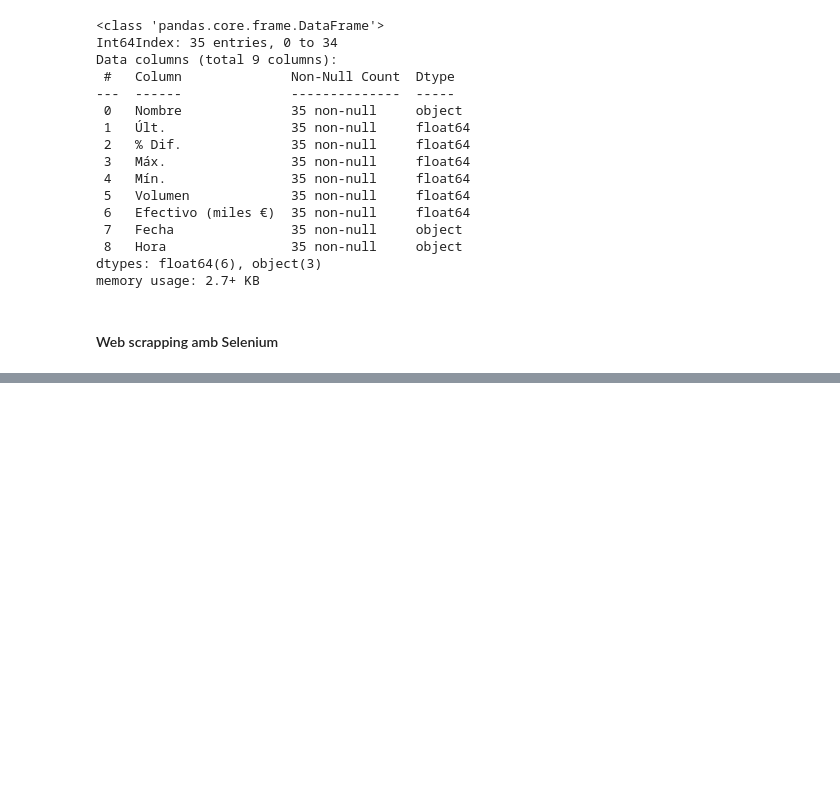
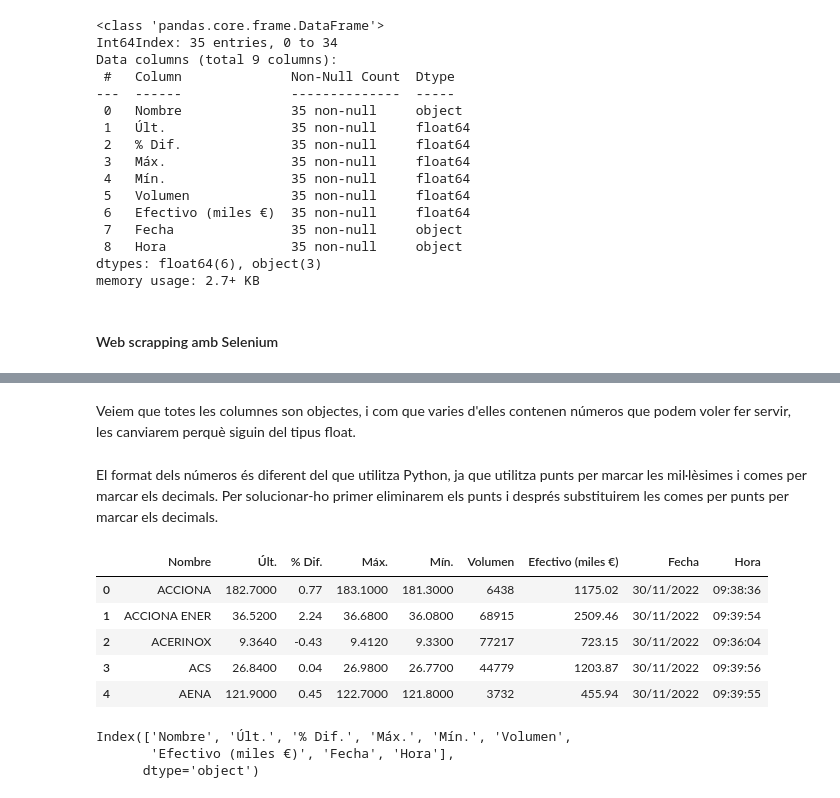
Before and after one commit to David-DataScience/Web_Scrapping, a Jupyter notebook: S10.ipynb, the cells around one changed output, grey strips where cells are left out. Drawn from its saved outputs; the diff is of its cells as text; code cells hidden in the pictures; blank space fills up the shorter version.

```diff
--- a/S10.ipynb
+++ b/S10.ipynb
@@ -788,0 +417,22 @@ Now we have our info in the correct format. We check that we have 71 guitars, th
+# %% [markdown]
+Veiem que totes les columnes son objectes, i com que varies d'elles contenen números que podem voler fer servir, les canviarem perquè siguin del tipus float.
+# %% [markdown]
+El format dels números és diferent del que utilitza Python, ja que utilitza punts per marcar les mil·lèsimes i comes per marcar els decimals. Per solucionar-ho primer eliminarem els punts i després substituirem les comes per punts per marcar els decimals.
+# %%
+stock_prices.replace('\.','', regex=True,inplace=True)
+stock_prices.replace('\,','.', regex=True,inplace=True)
+# %%
+stock_prices.head()
+# %% [output]
+|  | Nombre | Últ. | % Dif. | Máx. | Mín. | Volumen | Efectivo (miles €) | Fecha | Hora |
+| 0 | ACCIONA | 182.7000 | 0.77 | 183.1000 | 181.3000 | 6438 | 1175.02 | 30/11/2022 | 09:38:36 |
+| 1 | ACCIONA ENER | 36.5200 | 2.24 | 36.6800 | 36.0800 | 68915 | 2509.46 | 30/11/2022 | 09:39:54 |
+| 2 | ACERINOX | 9.3640 | -0.43 | 9.4120 | 9.3300 | 77217 | 723.15 | 30/11/2022 | 09:36:04 |
+| 3 | ACS | 26.8400 | 0.04 | 26.9800 | 26.7700 | 44779 | 1203.87 | 30/11/2022 | 09:39:56 |
+| 4 | AENA | 121.9000 | 0.45 | 122.7000 | 121.8000 | 3732 | 455.94 | 30/11/2022 | 09:39:55 |
+# %%
+stock_prices.columns
+# %% [output]
+Index(['Nombre', 'Últ.', '% Dif.', 'Máx.', 'Mín.', 'Volumen',
+       'Efectivo (miles €)', 'Fecha', 'Hora'],
+      dtype='object')
```
Also changed, not shown: parts of 74 cells of this notebook.
